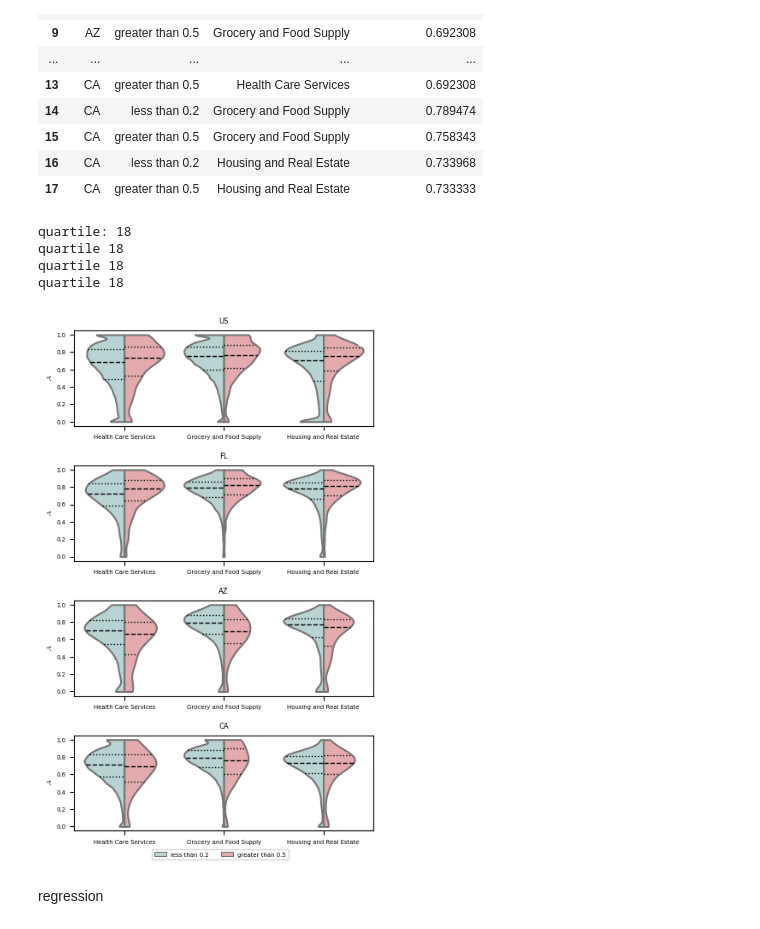
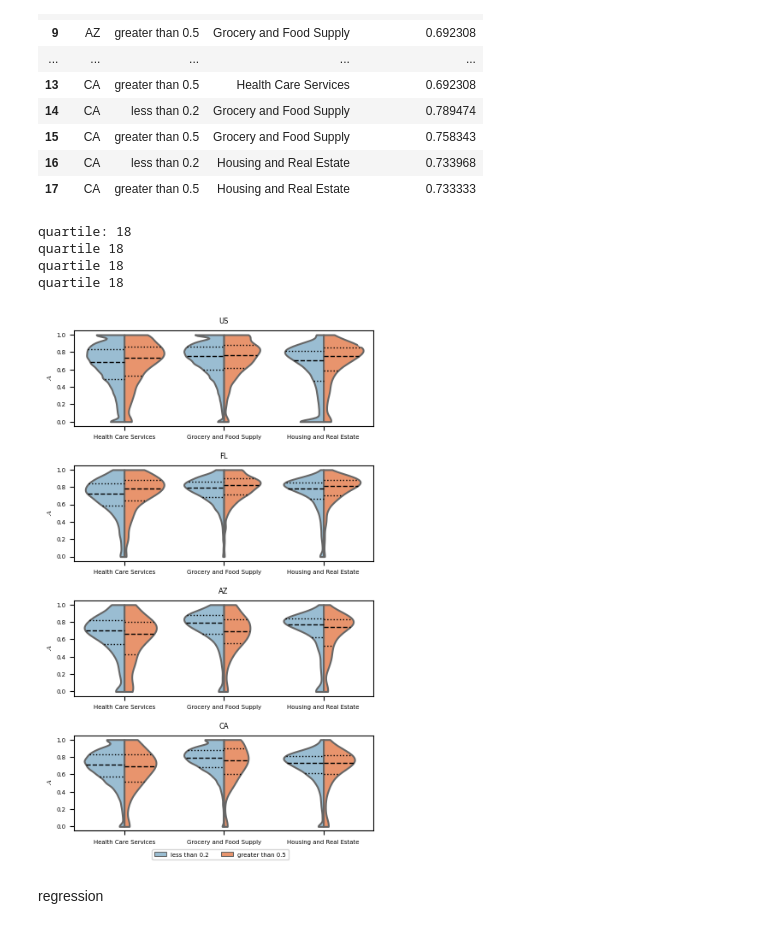
Before and after one commit to guoer-01/agingmobility, a Jupyter notebook: SI_Part1.ipynb, the cells around one changed output. Saved outputs shown, nothing was run; the diff lists cells and outputs as text; code cells hidden in the pictures.

```diff
--- a/SI_Part1.ipynb
+++ b/SI_Part1.ipynb
@@ -115,8 +115,8 @@ for month in ['01','04','07','11']:
     # Create a figure
     fig,ax=plt.subplots(3,1,constrained_layout=True,figsize=(372/72.27, 1.2*372/72.27))
 
-    colors={'less than 0.2':'#B3D8D5','greater than 0.5': '#EDA1A4'}
-
+    #colors={'less than 0.2':'#B3D8D5','greater than 0.5': '#EDA1A4'}
+    colors={'greater than 0.5':'#fc8d59','less than 0.2':'#91bfdb'}
     sn=sns.lineplot(x="Day", y="Distance traveled from home", hue="Percentage above age 65", data=dff,ax=ax[0],palette=colors)
     sn.legend(title='',prop={'size': 5})
     for j in sundays_dict[month]:#[7,14,21,28]:
@@ -148,7 +148,7 @@ for month in ['01','04','07','11']:
     sn.set_xlabel('Day', fontsize=6)
 
     #save figure
-    #fig.savefig('D:/main/1_research/P10_Mobility/p10_aging mobility/results_all_states/allStatesByParentType/SI/{}.jpg'.format(month+'_weekly_mobility_pattern-372pt_50_20'),dpi=600,bbox_inches='tight')
+    #fig.savefig('D:/main/1_research/P10_Mobility/p10_aging mobility/figures_colorblind_safe/SI/{}.pdf'.format(month+'_weekly_mobility_pattern-372pt_50_20'),format='pdf',bbox_inches='tight')
     print(month)
 # %% [output]
 01
@@ -583,7 +583,7 @@ dfG=pd.concat([df_HCS,df_GFS,df_HRE])
 
 fig, ax=plt.subplots(1,3,constrained_layout=True, figsize=(21, 4))#
 
-color_dict={'greater than 0.5':'#EDA1A4','less than 0.2':'#B3D8D5','mid':'lightgray'}
+color_dict={'greater than 0.5':'#fc8d59','less than 0.2':'#91bfdb','mid':'lightgray'}
 
 for j,key in enumerate(['Health Care Services','Grocery and Food Supply','Housing and Real Estate']):
     df1=dfG[dfG['type']==key].dropna()
@@ -619,7 +619,7 @@ for j,key in enumerate(['Health Care Services','Grocery and Food Supply','Housin
         if category=='greater than 0.5':
 
             sn=sns.regplot(data=df_subset , x="percent_above_65", y='accratio5m',scatter=False, ax=ax[j],
-                           color=color_dict[category],label=category, scatter_kws={'linewidths': 10})
+                           color='#f44b09',label=category, scatter_kws={'linewidths': 10})
 
 
             # Plot the scatter points (from the sampled subset)
@@ -629,7 +629,7 @@ for j,key in enumerate(['Health Care Services','Grocery and Food Supply','Housin
 
         elif category=='less than 0.2':
             sn=sns.regplot(data=df_subset, x="percent_above_65", y='accratio5m',scatter=False, ax=ax[j],
-                           color='green',label=category, scatter_kws={'linewidths': 10})
+                           color="#119df4",label=category, scatter_kws={'linewidths': 10})
 
 
             # Plot the scatter points (from the sampled subset)
@@ -706,7 +706,7 @@ dfGG
 #plot
 fig, ax=plt.subplots(4,1,constrained_layout=True, figsize=(0.8*372/72.27,0.8*600/72.27))#
 
-colors={'less than 0.2':'#B3D8D5','greater than 0.5': '#EDA1A4'}
+colors={'greater than 0.5':'#fc8d59','less than 0.2':'#91bfdb'}
 
 #colors=['#42BCB2', '#197AB7']
 #cmap=ListedColormap(colors)
@@ -746,32 +746,32 @@ for i,state in enumerate(['FL','AZ','CA']):
     quartile_lines = [line for line in ax[i+1].lines if line.get_linestyle() == '--']
 
 
     print("quartile", len(quartile_lines))
 
     for k,line in enumerate(quartile_lines):
         if k%3==1:
             line.set_color('black')
             line.set_linewidth(1)
             line.set_linestyle('--')
         else:
             line.set_color('black')
             line.set_linewidth(1)
             line.set_linestyle(':')
 
     sn.set_title(state,fontsize=6)
     sn.set_xlabel('')
     sn.set_ylabel(r'$A$', fontsize=5, usetex=True)
     if i<2:
         sn.legend('',edgecolor='white')
 
     else:
         sn.legend(title='',ncol=2,loc=(0.26,-0.3),prop={'size': 5})
     ax[i+1].tick_params(axis='both', which='both',labelsize=5, bottom=True, left=True)
 fig.tight_layout()
 # %% [output]
 quartile: 18
 quartile 18
 quartile 18
 quartile 18
-[figure, old version]
+[figure, new version]
 # %%
```
Also changed, not shown: parts of 4 cells of this notebook, 6 other files.
